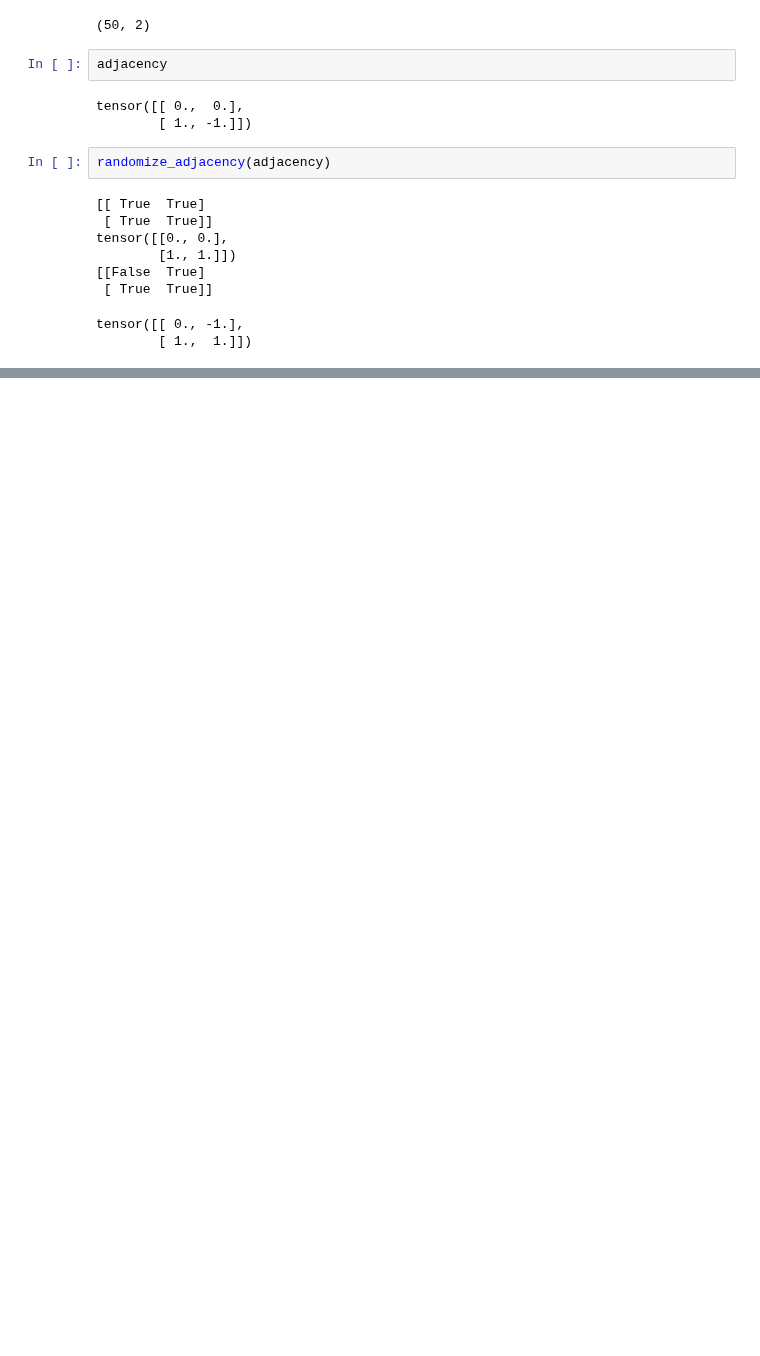
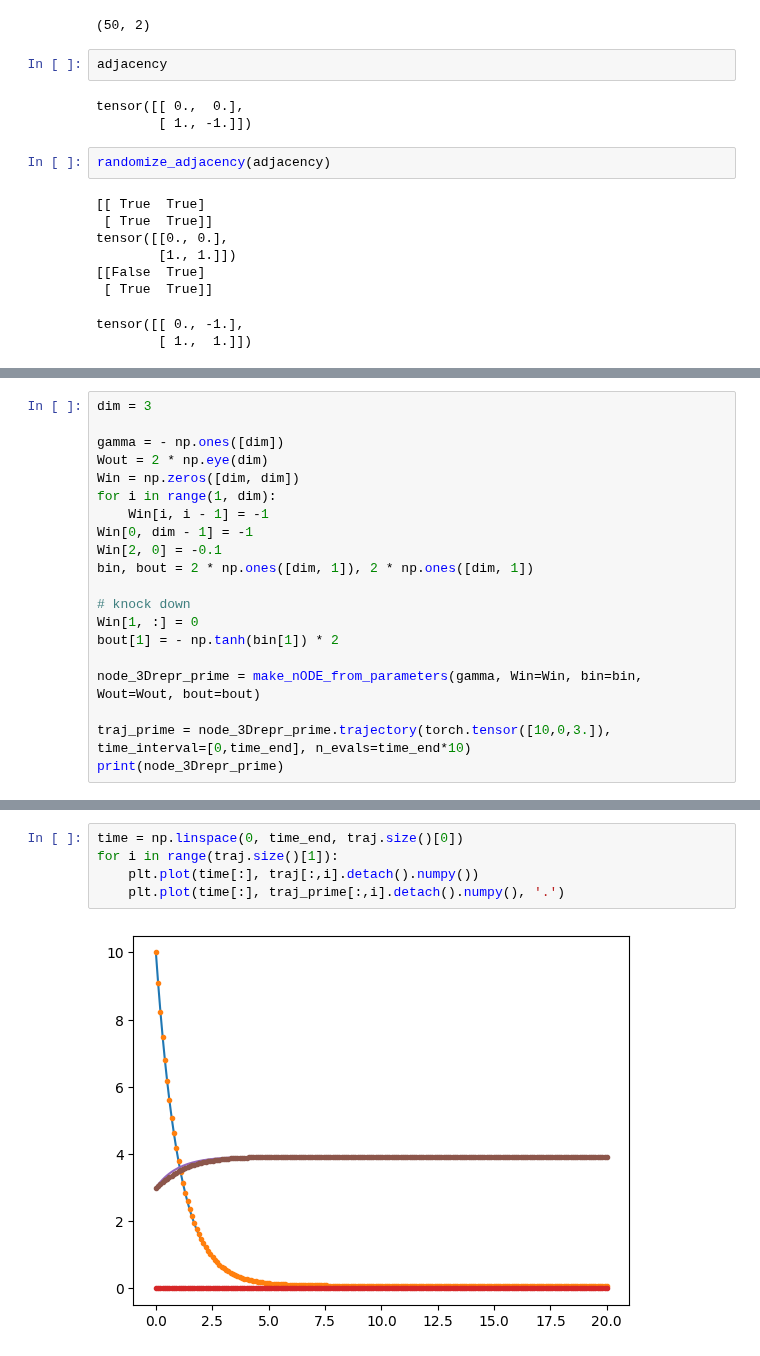
Before and after one commit to elenaquei/BioML, a Jupyter notebook: pictures.ipynb, the cells around one changed output, grey strips where cells are left out. Cells and saved outputs as stored; diff of their text form; blank space fills up the shorter version.

Commit message:
pictures for Knock down

```diff
--- a/pictures.ipynb
+++ b/pictures.ipynb
@@ -106,0 +209,20 @@ tensor([[ 0., -1.],
+# %%
+dim = 3
+
+gamma = - np.ones([dim])
+Wout = 2 * np.eye(dim)
+Win = np.zeros([dim, dim])
+for i in range(1, dim):
+    Win[i, i - 1] = -1
+Win[0, dim - 1] = -1
+Win[2, 0] = -0.1
+bin, bout = 2 * np.ones([dim, 1]), 2 * np.ones([dim, 1])
+
+# knock down
+Win[1, :] = 0
+bout[1] = - np.tanh(bin[1]) * 2
+
+node_3Drepr_prime = make_nODE_from_parameters(gamma, Win=Win, bin=bin, Wout=Wout, bout=bout)
+
+traj_prime = node_3Drepr_prime.trajectory(torch.tensor([10,0,3.]), time_interval=[0,time_end], n_evals=time_end*10)
+print(node_3Drepr_prime)
@@ -106,0 +242,7 @@ tensor([[ 0., -1.],
+# %%
+time = np.linspace(0, time_end, traj.size()[0])
+for i in range(traj.size()[1]):
+    plt.plot(time[:], traj[:,i].detach().numpy())
+    plt.plot(time[:], traj_prime[:,i].detach().numpy(), '.')
+# %% [output]
+[figure, added]
```
Also changed, not shown: parts of 6 cells of this notebook.
